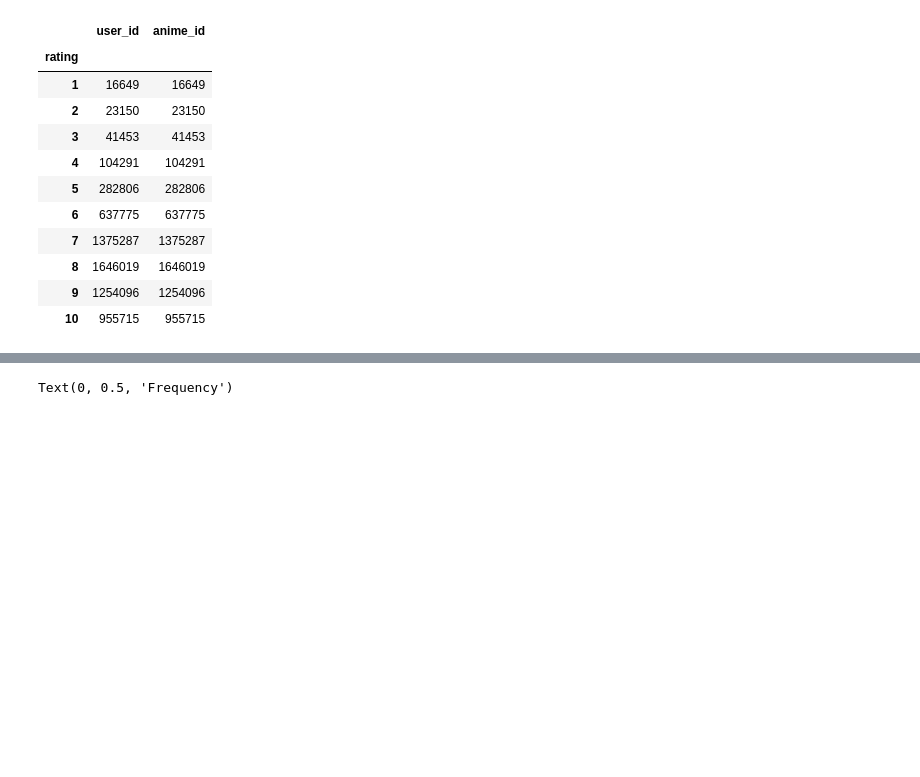
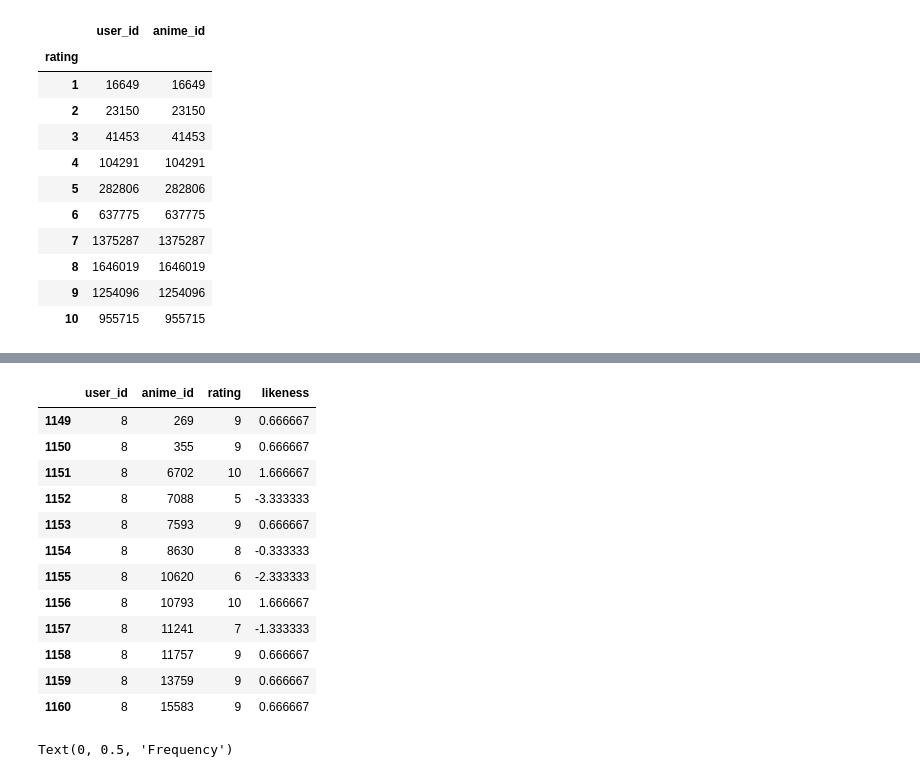
Before and after one commit to arsh1207/BigDataProject, a Jupyter notebook: Content_based_recommendation_system.ipynb, the cells around one changed output, grey strips where cells are left out. Saved outputs shown, nothing was run; the diff lists cells and outputs as text; code cells hidden in the pictures; blank space fills up the shorter version.

```diff
--- a/Content_based_recommendation_system.ipynb
+++ b/Content_based_recommendation_system.ipynb
@@ -294,0 +276,25 @@ Int64Index([ 153205,  182503,  319533,  396994,  615796,  659641,  721424,
+# %%
+data = training_data.loc[training_data['user_id']==user]
+
+# shifting the rating with center at zero
+mean = data.mean()['rating']
+#data['likeness'] = 0
+data = data.assign(likeness=0)
+data.loc[:, "likeness"] = data.loc[:, "rating"] - mean
+
+# creating user table for all the movies rated by him/her
+#user_prof = pd.DataFrame(columns=bag)
+user_prof = pd.DataFrame(columns=tf['words'])
+for id in data['anime_id']:
+    dict_ = dict.fromkeys(tf['words'], 0)
+    for word in df.loc[df['anime_id']==id]['bag_of_words'].values[0].split(', '):
+        #if word in tf['words']:
+            #dict_[word] = tf.loc[(tf.words == word)]['tfidf'][tf.loc[(tf.words == word), 'tfidf'].index[0]]
+        dict_[word] = (1/len(df.loc[df['anime_id']==id]['bag_of_words'].values[0].split(', '))) * idf[word]
+    #print(dict_)
+    user_prof = user_prof.append(dict_, ignore_index=True)
+# Creating user prfile by doing weighted sum of the attributes he/she has rated
+user_profile = []
+for col in user_prof.columns:
+    user_profile.append(user_prof[col] @ data['likeness'].values)
+user_profile
@@ -295,3 +319,19 @@ Int64Index([ 153205,  182503,  319533,  396994,  615796,  659641,  721424,
+# %%
+data
+# %% [output]
+|  | user_id | anime_id | rating | likeness |
+| 1149 | 8 | 269 | 9 | 0.666667 |
+| 1150 | 8 | 355 | 9 | 0.666667 |
+| 1151 | 8 | 6702 | 10 | 1.666667 |
+| 1152 | 8 | 7088 | 5 | -3.333333 |
+| 1153 | 8 | 7593 | 9 | 0.666667 |
+| 1154 | 8 | 8630 | 8 | -0.333333 |
+| 1155 | 8 | 10620 | 6 | -2.333333 |
+| 1156 | 8 | 10793 | 10 | 1.666667 |
+| 1157 | 8 | 11241 | 7 | -1.333333 |
+| 1158 | 8 | 11757 | 9 | 0.666667 |
+| 1159 | 8 | 13759 | 9 | 0.666667 |
+| 1160 | 8 | 15583 | 9 | 0.666667 |
 # %%
 # create figure and axis
 fig, ax = plt.subplots()
```
Also changed, not shown: parts of 9 cells of this notebook, 3 other files.
